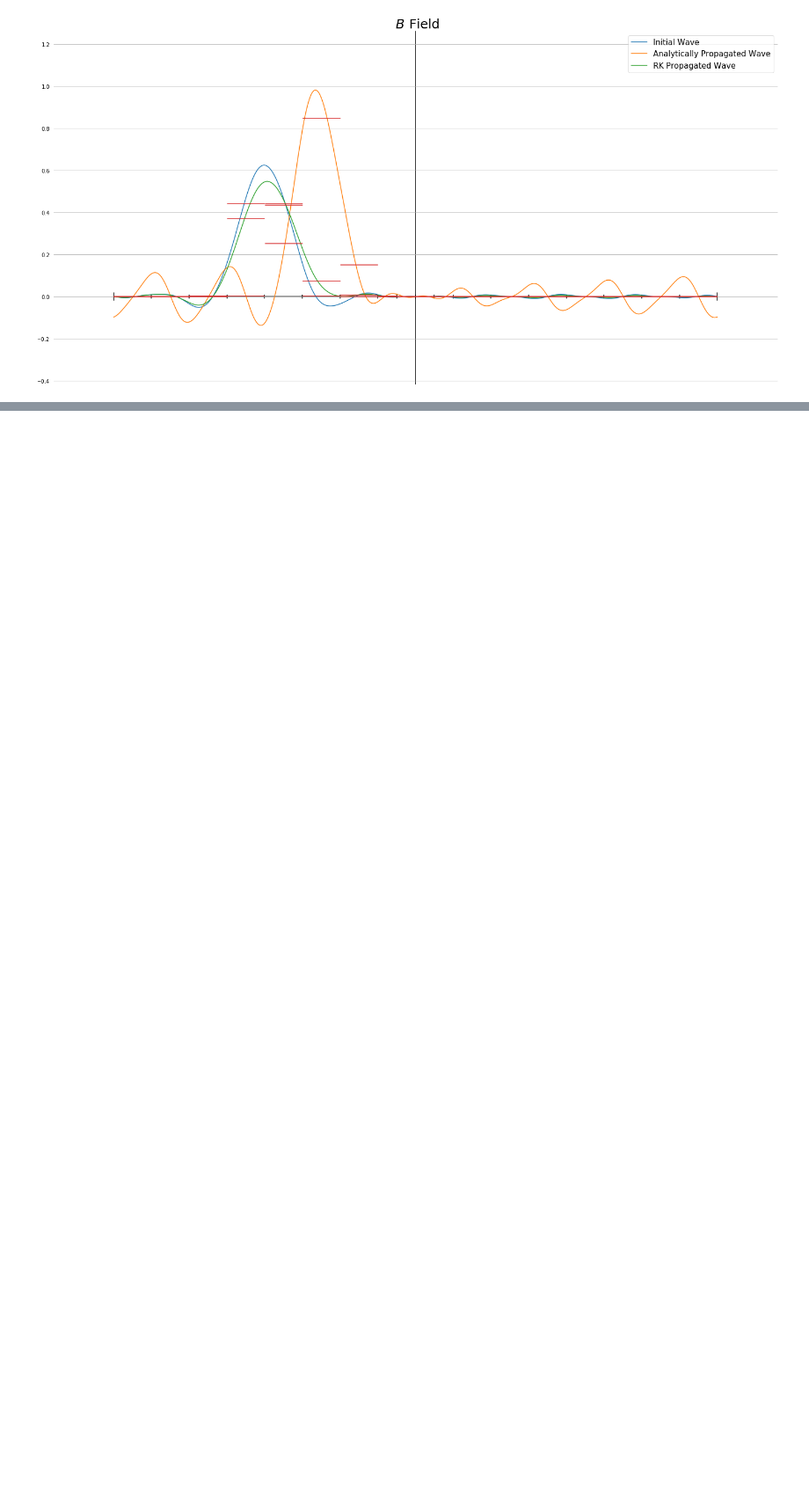
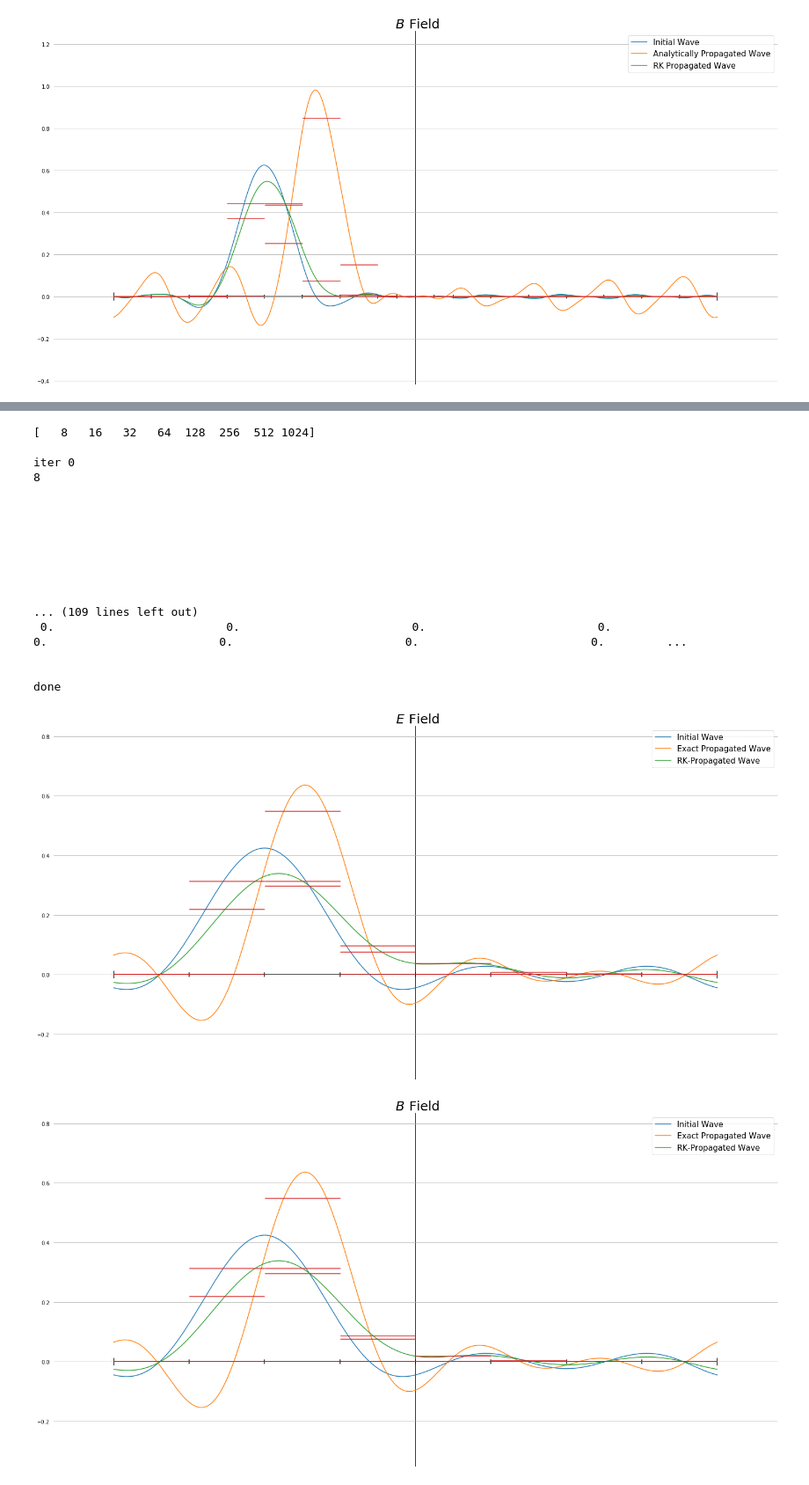
Before and after one commit to 88Sasha88/FV_MG, a Jupyter notebook: UnitTests/EMFieldUnitTestTake2.ipynb, the cells around one changed output, grey strips where cells are left out. Shown at 88% size. Cells and saved outputs as stored; diff of their text form; code cells hidden in the pictures; blank space fills up the shorter version.

Commit message:
Got something operating for a uniform grid convergence test.

```diff
--- a/UnitTests/EMFieldUnitTestTake2.ipynb
+++ b/UnitTests/EMFieldUnitTestTake2.ipynb
@@ -196,7 +196,7 @@ def MidpointMeth(omega, physics, u0, t0, dt, order, diff, func): #(omega, waves,
 # %%
 def ForwardEuler(omega, physics, u0, t0, dt, order, diff, func): #(omega, waves, u0, nt, const, CFL, func, order = 0):
 
-    u = u0 + (dt * func(omega, physics, u0, t, order, diff))
+    u = u0 + (dt * func(omega, physics, u0, t0, order, diff))
     t = t0 + dt
 #         if (func == TimePoly):
 #             if (n == nt - 1):
@@ -354,0 +359,71 @@ print('')
+# %%
+func = WFT.Gauss
+args = [sigma, mu]
+nt = 1
+dataPts = 8
+errorE = np.zeros(dataPts, float)
+errorB = np.zeros(dataPts, float)
+nhPower = np.arange(dataPts) + 1
+nhVec = 4 * (2 ** nhPower)
+print(nhVec)
+print('')
+
+labels = ['Initial Wave', 'Exact Propagated Wave', 'RK-Propagated Wave']
+for i in range(dataPts):
+
+    print('iter', i)
+    nh_min = 2 ** (i + 3)
+    print(nh_min)
+    omega = BT.Grid(nh_min)
+    physics = BT.PhysProps(omega, epsilons, mus, locs, L)
+
+    c = physics.cVec
+    cMat = physics.cMat
+    c = c[0]
+
+    t, nt = ST.CalcTime(omega, CFL, cMat, nt = nt)
+    waves = WT.MakeWaves(omega)
+    wavesMat = OT.Block(waves, var = 2)
+
+    waveInit = WFT.InitCond(omega, physics, func, args)
+    FCoefs = FFTT.FourierCoefs(waves, waveInit)
+
+    wavePropEx = WFT.WaveEq(omega, physics, func, args, t)
+
+    # Find propagated coeficients on coarse and fine grid.
+    FCoefsProp = FFTT.FourierCoefs(waves, wavePropEx)
+
+    solverCoefs = RungeKutta(omega, physics, waveInit, CFL, nt, RK, order, deriv, WaveEqRHS)
+    wavePropSolv = wavesMat @ solverCoefs
+
+    errorVec = abs(wavePropEx - wavePropSolv)
+    errorE[i] = TT.VectorNorm(errorVec[:nh_min], 'max')
+    errorB[i] = TT.VectorNorm(errorVec[nh_min:], 'max')
+
+    allCoefs = PT.Load(FCoefs, FCoefsProp, solverCoefs)
+    if (i == 0):
+        PT.PlotMixedWave(omega, physics, waves = waves, FCoefs = allCoefs, rescale = 5, yGrid = True, labels = labels)
+
+    print('')
+
+print('done')
+# %% [output]
+[   8   16   32   64  128  256  512 1024]
+
+iter 0
+8
+
+
+
+
+
+
+
+
+... (109 lines left out)
+ 0.                         0.                         0.                         0.                         0.                         0.                         0.                         0.         ...
+
+
+done
+[figure, added]
+[figure, added]
```
Also changed, not shown: parts of 10 cells of this notebook.
